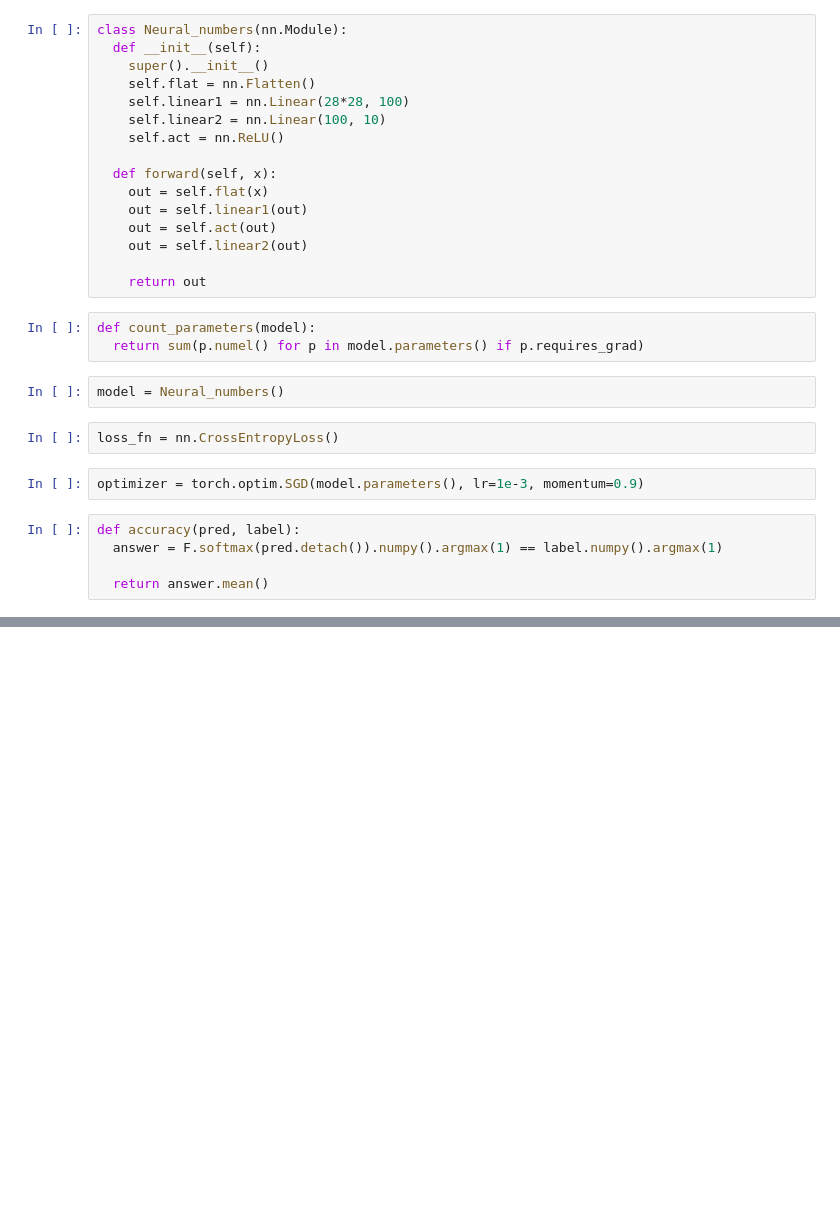
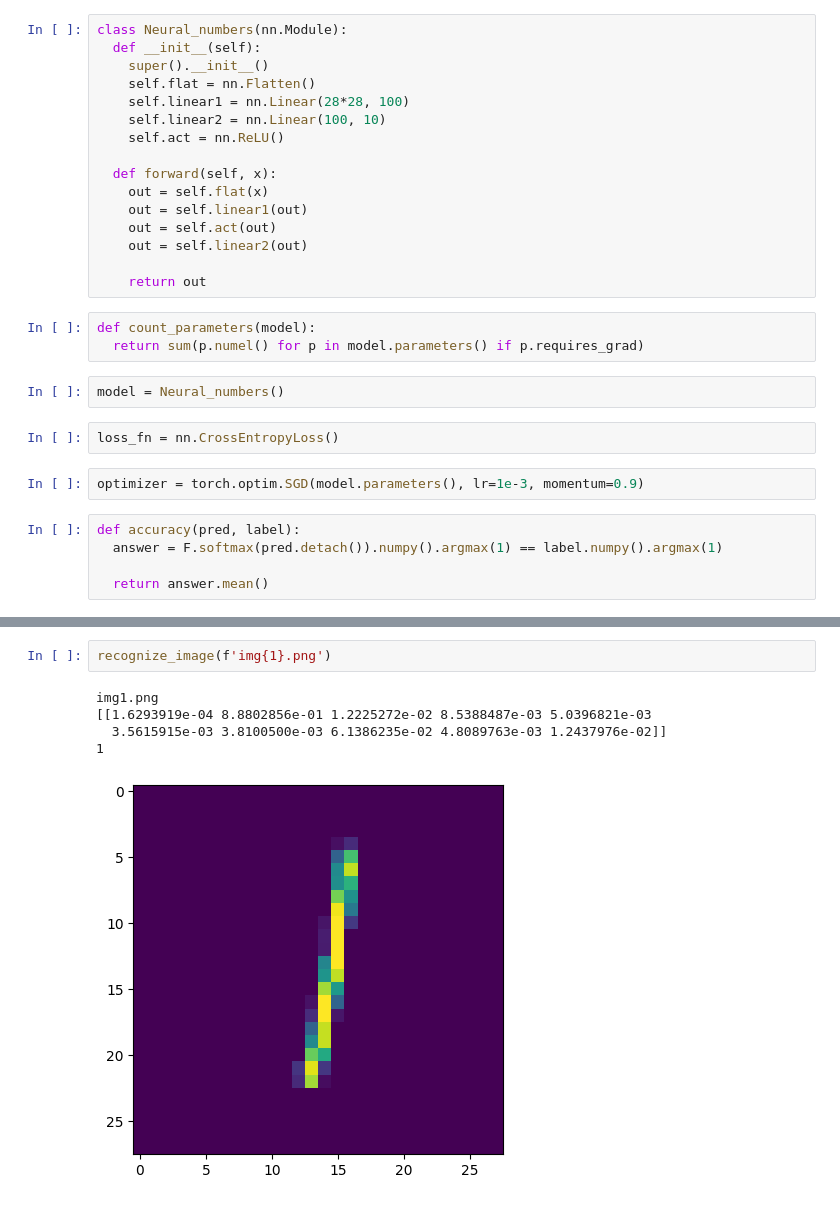
Before and after one commit to shenkns/DigitsRecognizerAI, a Jupyter notebook: main.ipynb, the cells around one changed output, grey strips where cells are left out. Saved outputs shown, nothing was run; the diff lists cells and outputs as text; blank space fills up the shorter version.

```diff
--- a/main.ipynb
+++ b/main.ipynb
@@ -135,0 +139,8 @@ F.softmax(our_pred).detach().numpy().argmax()
+# %%
+recognize_image(f'img{1}.png')
+# %% [output]
+img1.png
+[[1.6293919e-04 8.8802856e-01 1.2225272e-02 8.5388487e-03 5.0396821e-03
+  3.5615915e-03 3.8100500e-03 6.1386235e-02 4.8089763e-03 1.2437976e-02]]
+1
+[figure, added]
```
Also changed, not shown: parts of 13 cells of this notebook, 11 other files.
